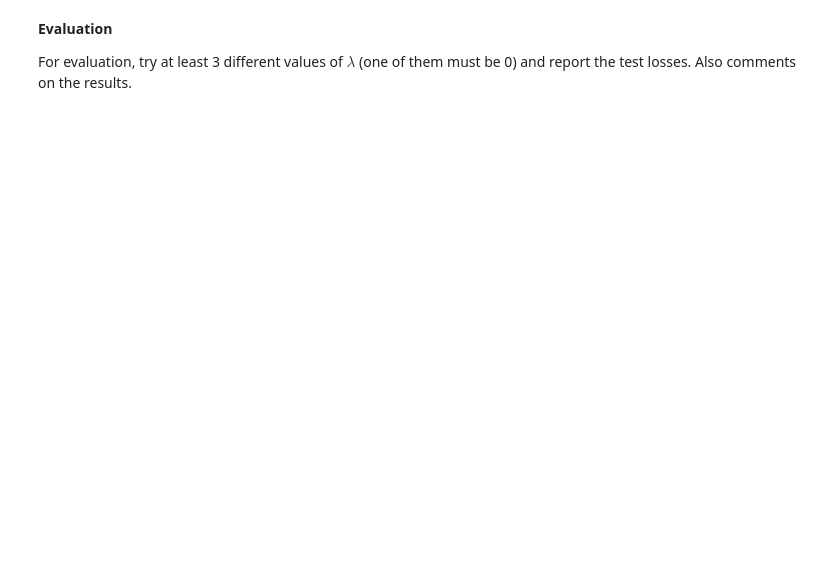
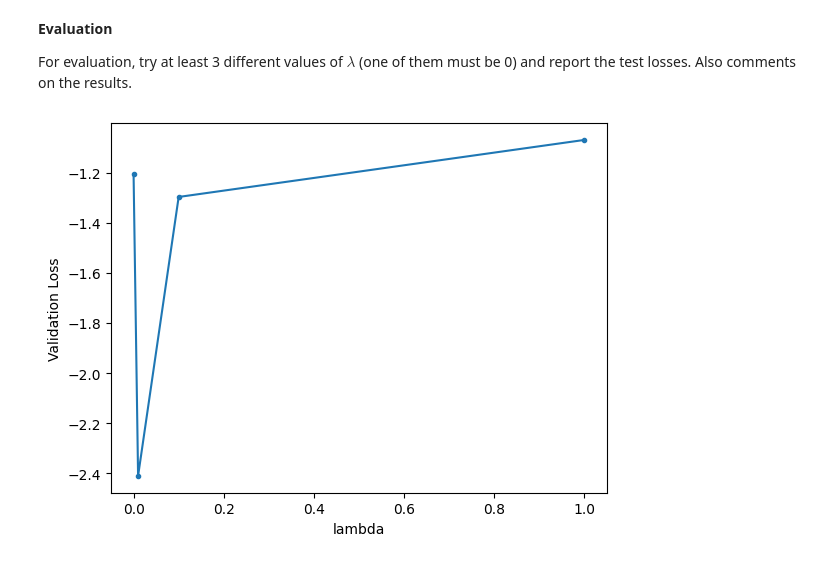
Before and after one commit to amirheyvaz/WiSe-2024, a Jupyter notebook: ML LAB/Exercises/5/1747696_Exercise_5.ipynb, the cells around one changed output. Drawn from its saved outputs; the diff is of its cells as text; code cells hidden in the pictures; blank space fills up the shorter version.

```diff
--- a/ML LAB/Exercises/5/1747696_Exercise_5.ipynb
+++ b/ML LAB/Exercises/5/1747696_Exercise_5.ipynb
@@ -192,0 +282,26 @@ For evaluation, try at least 3 different values of $\lambda$ (one of them must b
+# %%
+#### write your code here
+#### write your code here
+logistic_reg = LogisticOptimization(X_train, y_train, X_test, y_test, lamb=0)
+logistic_reg.fit()
+
+logistic_reg1 = LogisticOptimization(X_train, y_train, X_test, y_test, lamb=0.01)
+logistic_reg1.fit()
+
+logistic_reg2 = LogisticOptimization(X_train, y_train, X_test, y_test, lamb=0.001)
+logistic_reg2.fit()
+
+logistic_reg3 = LogisticOptimization(X_train, y_train, X_test, y_test, lamb=1)
+logistic_reg3.fit()
+
+plt.plot([0, 0.01, 0.1, 1 ] , [
+    logistic_reg.test_historyLoss[len(logistic_reg.test_historyLoss) - 1],
+    logistic_reg1.test_historyLoss[len(logistic_reg.test_historyLoss) - 1],
+    logistic_reg2.test_historyLoss[len(logistic_reg.test_historyLoss) - 1],
+    logistic_reg3.test_historyLoss[len(logistic_reg.test_historyLoss) - 1],
+], '.-')
+plt.xlabel('lambda')
+plt.ylabel('Validation Loss')
+plt.show()
+# %% [output]
+[figure, added]
```
Also changed, not shown: parts of 9 cells of this notebook, 2 other files.
